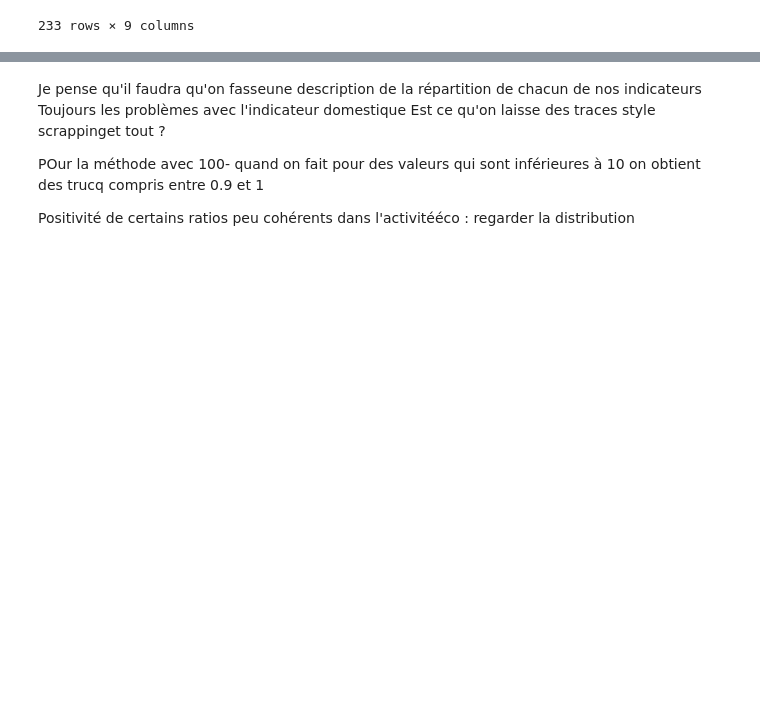
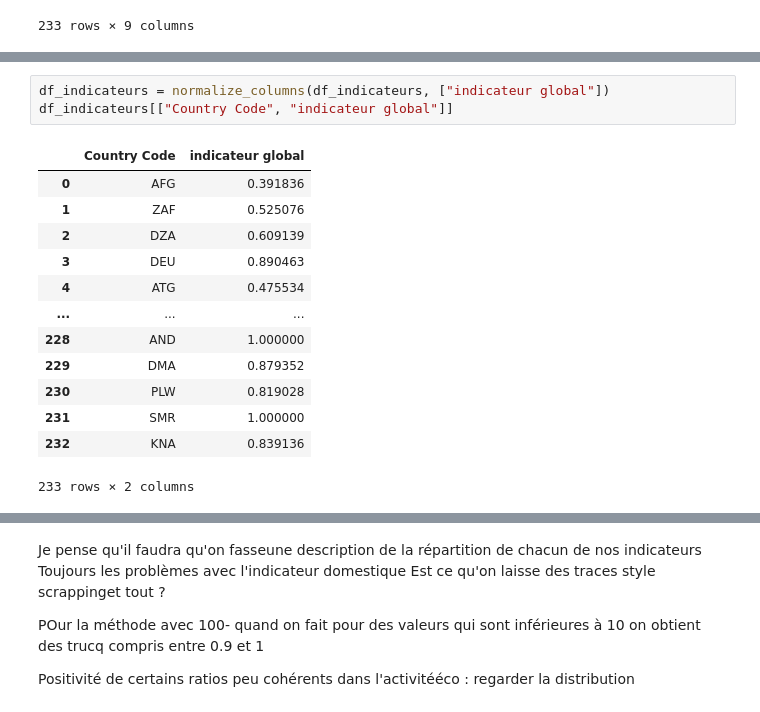
Before and after one commit to cmllbll/Gender-Inequalities-and-Development, a Jupyter notebook: Projet Python.ipynb, the cells around one changed output, grey strips where cells are left out. Saved outputs shown, nothing was run; the diff lists cells and outputs as text; blank space fills up the shorter version.

```diff
--- a/Projet Python.ipynb
+++ b/Projet Python.ipynb
@@ -1569,0 +1618,17 @@ Notes:
+# %%
+df_indicateurs = normalize_columns(df_indicateurs, ["indicateur global"])
+df_indicateurs[["Country Code", "indicateur global"]]
+# %% [output]
+|  | Country Code | indicateur global |
+| 0 | AFG | 0.391836 |
+| 1 | ZAF | 0.525076 |
+| 2 | DZA | 0.609139 |
+| 3 | DEU | 0.890463 |
+| 4 | ATG | 0.475534 |
+| ... | ... | ... |
+| 228 | AND | 1.000000 |
+| 229 | DMA | 0.879352 |
+| 230 | PLW | 0.819028 |
+| 231 | SMR | 1.000000 |
+| 232 | KNA | 0.839136 |
+233 rows × 2 columns
```
Also changed, not shown: parts of 25 cells of this notebook.
